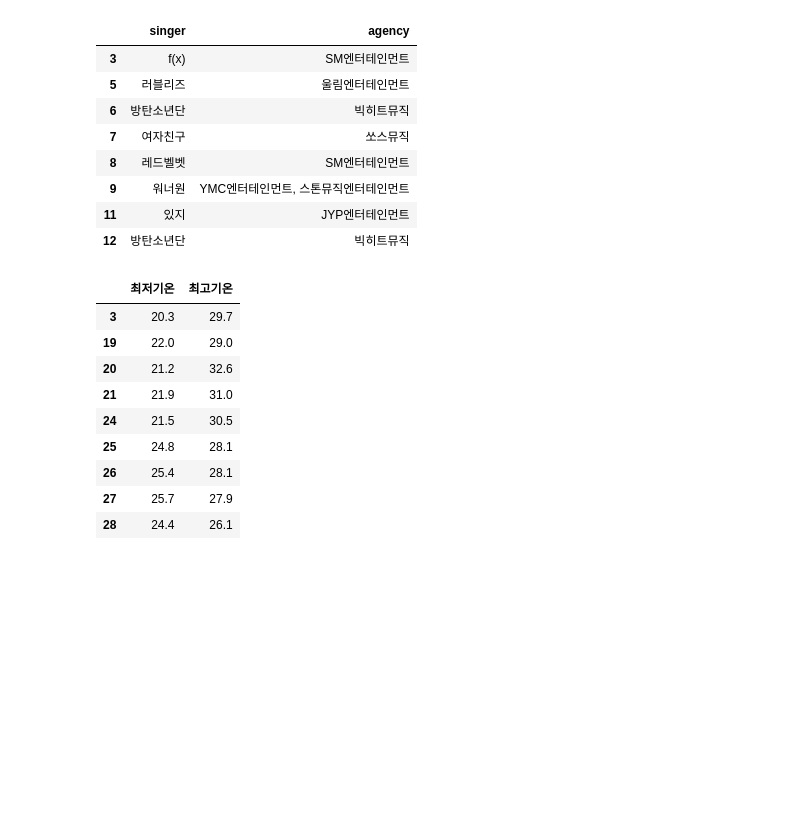
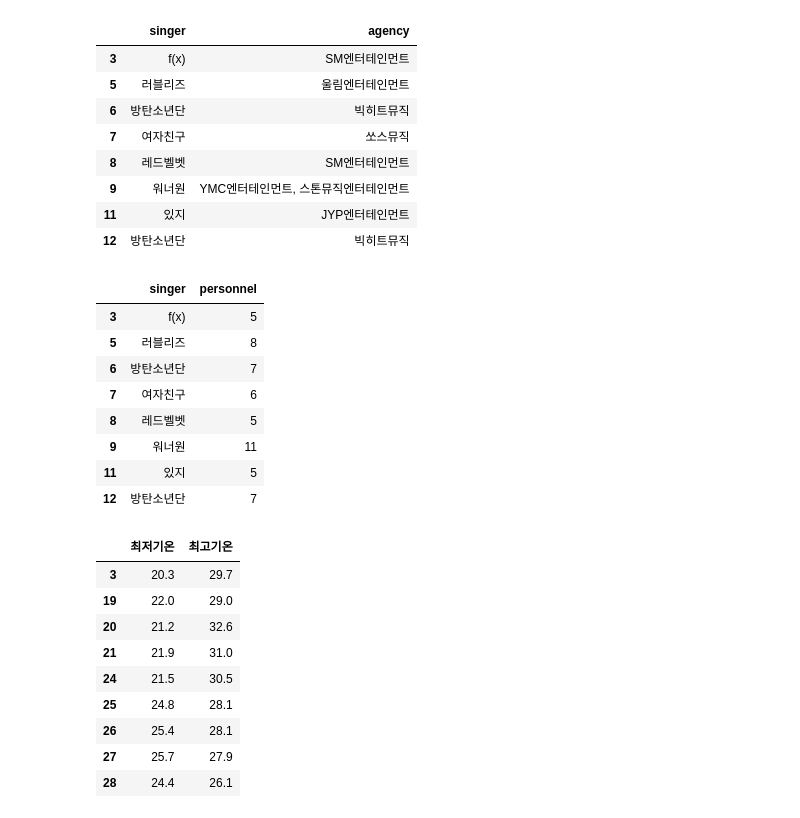
Before and after one commit to mj1kim/minjeong, a Jupyter notebook: 1106M_PdPractice1_202021716김민정.ipynb, the cells around one changed output. Cells and saved outputs as stored; diff of their text form; code cells hidden in the pictures; blank space fills up the shorter version.

```diff
--- a/1106M_PdPractice1_202021716김민정.ipynb
+++ b/1106M_PdPractice1_202021716김민정.ipynb
@@ -257,6 +306,17 @@ df1.loc[df1['personnel']>=5,['singer','agency']]
 # %%
 #연습 df1: 조건을 충족하는 행에서 칼럼 선택: loc[]이용
 #Personnel 이 5 미만인 행 중 singer, personnel을 출력하세요.
+df1.loc[df1['personnel']>=5,['singer','personnel']]
+# %% [output]
+|  | singer | personnel |
+| 3 | f(x) | 5 |
+| 5 | 러블리즈 | 8 |
+| 6 | 방탄소년단 | 7 |
+| 7 | 여자친구 | 6 |
+| 8 | 레드벨벳 | 5 |
+| 9 | 워너원 | 11 |
+| 11 | 있지 | 5 |
+| 12 | 방탄소년단 | 7 |
 # %%
 #조건을 충족하는 행에서 칼럼 선택: loc[]이용
 
```
Also changed, not shown: parts of 11 cells of this notebook.
